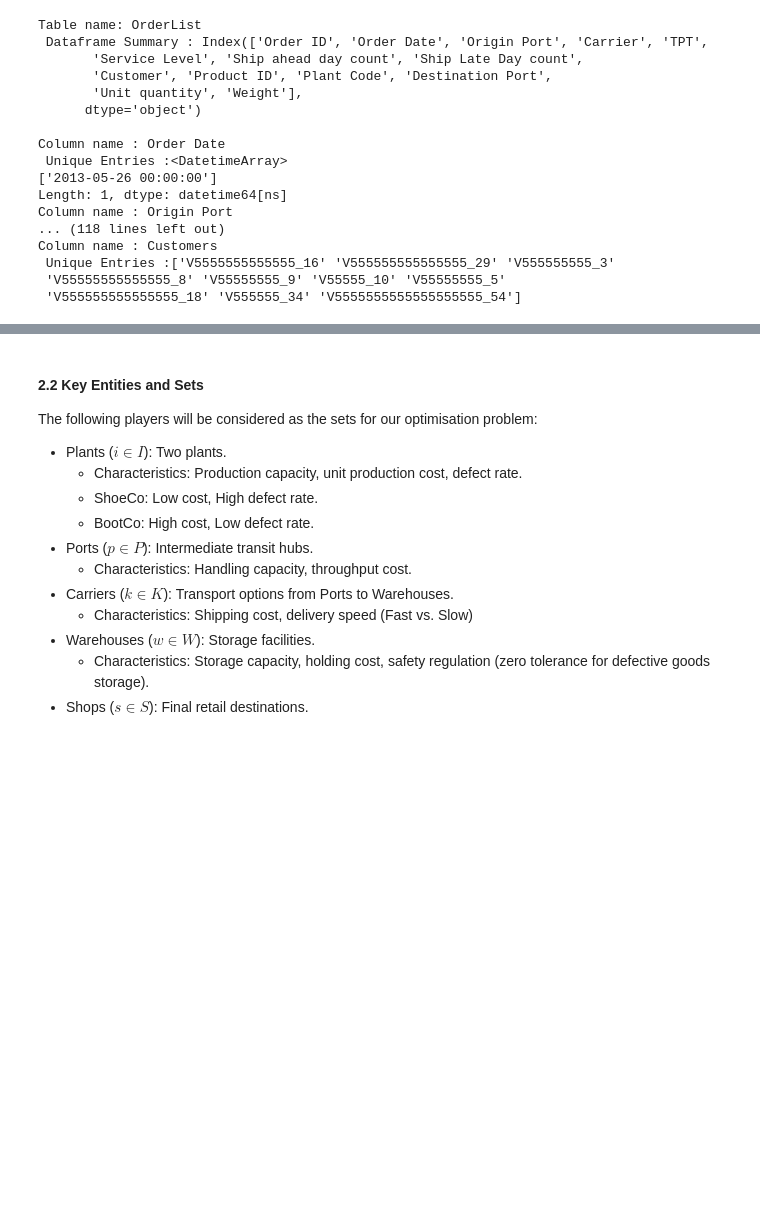
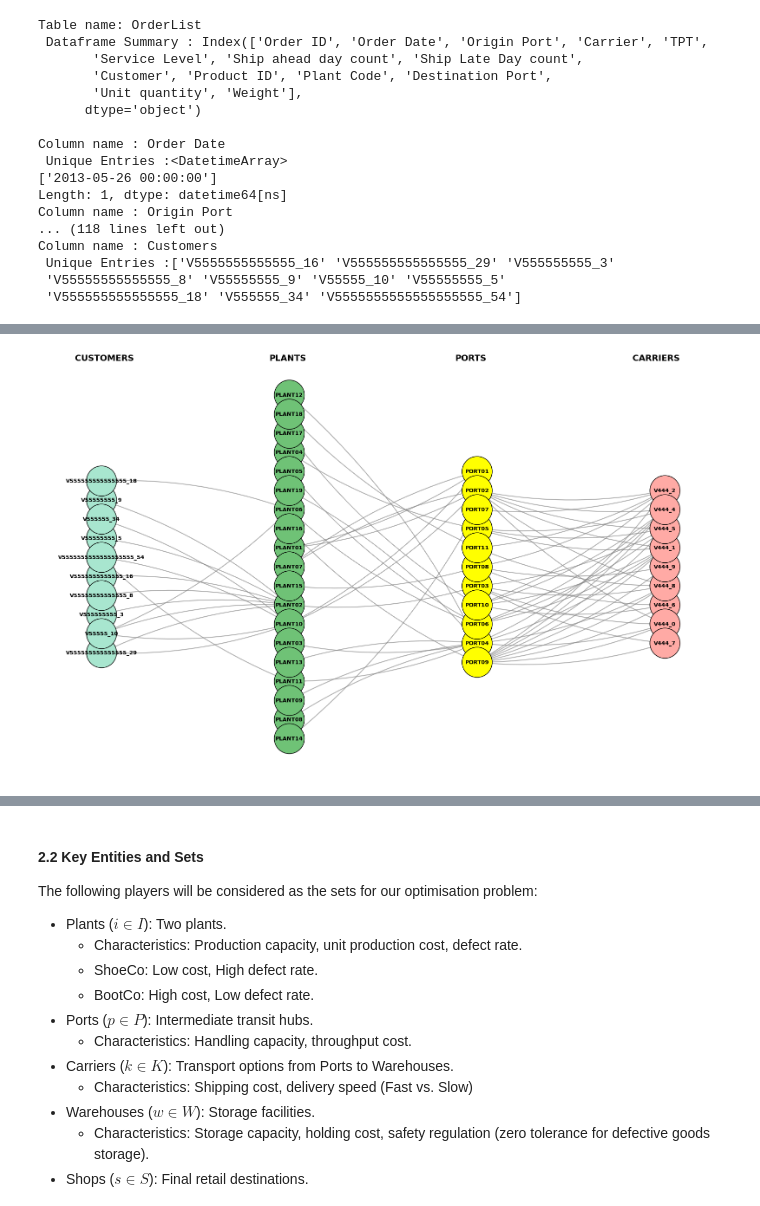
Before and after one commit to ashvin-a/Final-Project-524, a Jupyter notebook: src/main.ipynb, the cells around one changed output, grey strips where cells are left out. Cells and saved outputs as stored; diff of their text form; code cells hidden in the pictures; blank space fills up the shorter version.

Commit message:
Add data transformations and visualisations

```diff
--- a/src/main.ipynb
+++ b/src/main.ipynb
@@ -72 +112,99 @@ Column name : Customers
+# %%
+df_orderlist = df['OrderList']
+df_freight = df['FreightRates']
+df_wh_cost = df['WhCosts']
+df_wh_capacity = df['WhCapacities']
+df_prod_plant = df['ProductsPerPlant']
+df_plant_ports = df['PlantPorts']
+df_vmi_cust = df['VmiCustomers']
+
+G = nx.Graph()
+
+layer_map = {
+    'Customer': 0,
+    'Plant': 1,
+    'Port': 2,
+    'Carrier': 3
+}
+
+# Helper to add nodes with the correct 'layer' attribute
+def add_layered_node(graph, node_name, category):
+    if node_name not in graph:
+        graph.add_node(node_name, layer=layer_map[category], category=category)
+
+# A. Connect Plants (Layer 1) to Customers (Layer 0)
+for _, row in df_vmi_cust.iterrows():
+    plant = row['Plant Code']
+    cust = row['Customers']
+
+    add_layered_node(G, plant, 'Plant')
+    add_layered_node(G, cust, 'Customer')
+    G.add_edge(plant, cust)
+
+# B. Connect Plants (Layer 1) to Ports (Layer 2)
+for _, row in df_plant_ports.iterrows():
+    plant = row['Plant Code']
+    port = row['Port']
+
+    add_layered_node(G, plant, 'Plant')
+    add_layered_node(G, port, 'Port')
+    G.add_edge(plant, port)
+
+# C. Connect Ports (Layer 2) to Carriers (Layer 3)
+# Note: Since Carriers connect Port-to-Port, visually we place them
+# in the next layer to show the "hop".
+for _, row in df_freight.iterrows():
+    carrier = row['Carrier']
+    origin = row['orig_port_cd']
+    dest = row['dest_port_cd']
+
+    # Ensure all exist
+    add_layered_node(G, origin, 'Port')
+    add_layered_node(G, dest, 'Port')
+    add_layered_node(G, carrier, 'Carrier')
+
+    G.add_edge(origin, carrier)
+    G.add_edge(carrier, dest)
+
+# 3. VISUALIZE WITH MULTIPARTITE LAYOUT
+plt.figure(figsize=(16, 10))
+
+# It looks at the 'layer' attribute we set earlier to align nodes vertically
+pos = nx.multipartite_layout(G, subset_key="layer")
+
+# Define distinct colors
+color_map = []
+node_colors = {
+    'Customer': '#a8e6cf',
+    'Plant':    '#6FC276',
+    'Port':     '#FFFF00',
+    'Carrier':  '#ffaaa5'
+}
+
+for node in G:
+    cat = G.nodes[node]['category']
+    color_map.append(node_colors.get(cat, 'grey'))
+
+# Draw Nodes
+nx.draw_networkx_nodes(G, pos, node_color=color_map, node_size=2500, edgecolors='black')
+
+# Draw Labels
+nx.draw_networkx_labels(G, pos, font_size=9, font_weight="bold")
+
+# Draw Edges (Curved lines often look neater in layered graphs)
+# connectionstyle="arc3,rad=0.1" creates a slight curve
+nx.draw_networkx_edges(G, pos, edge_color='gray', width=1.5, alpha=0.6,
+                       connectionstyle="arc3,rad=0.1", arrows=True)
+
+# Add Layer Headers (Manual Text to label the columns)
+plt.text(-0.17, 1.2, "CUSTOMERS", fontsize=14, fontweight='bold', )
+plt.text(-0.055, 1.2, "PLANTS", fontsize=14, fontweight='bold', )
+plt.text(0.055, 1.2, "PORTS", fontsize=14, fontweight='bold',)
+plt.text(0.16, 1.2, "CARRIERS", fontsize=14, fontweight='bold', )
+
+plt.axis('off')
+plt.tight_layout()
+plt.show()
+# %% [output]
+[figure, added]
 # %% [markdown]
```
Also changed, not shown: parts of 16 cells of this notebook.
